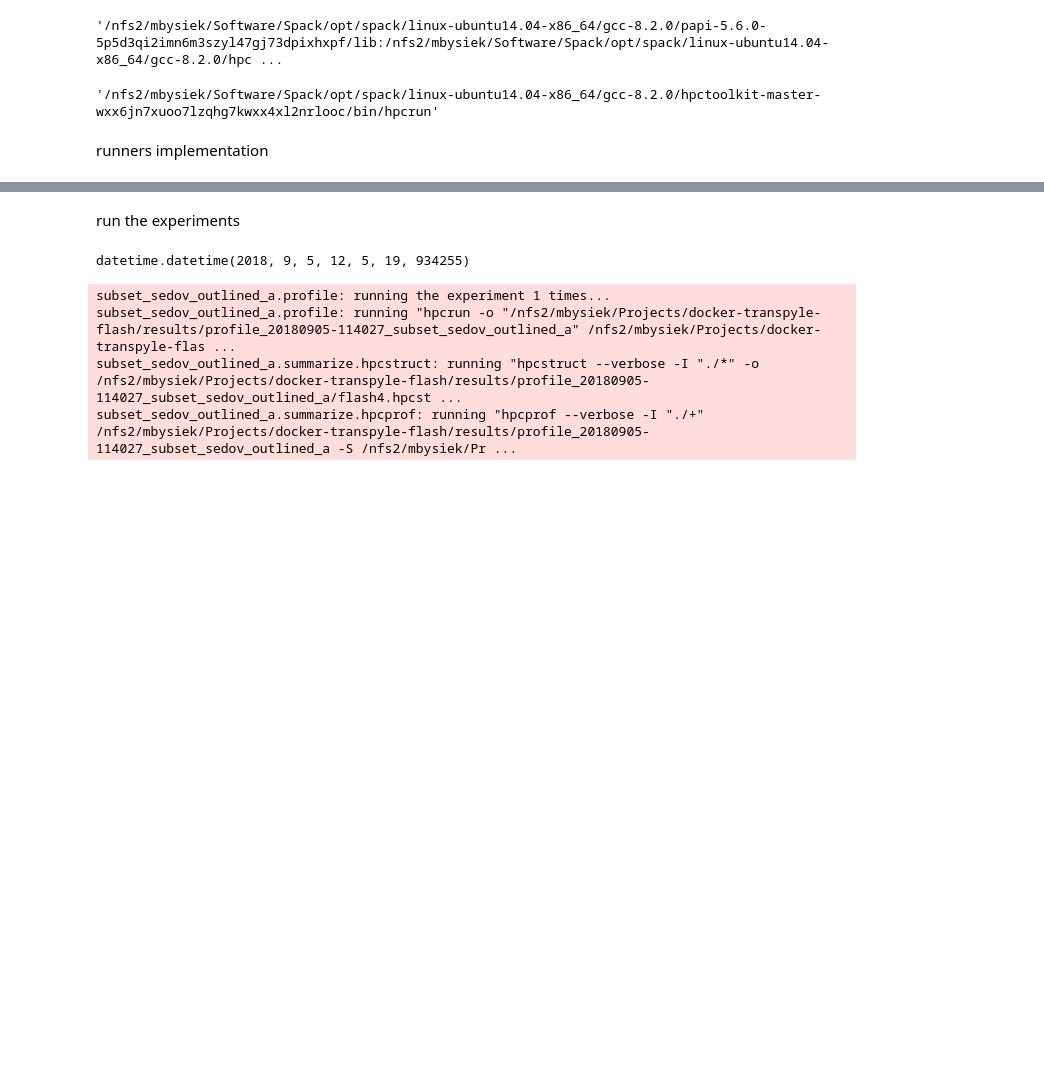
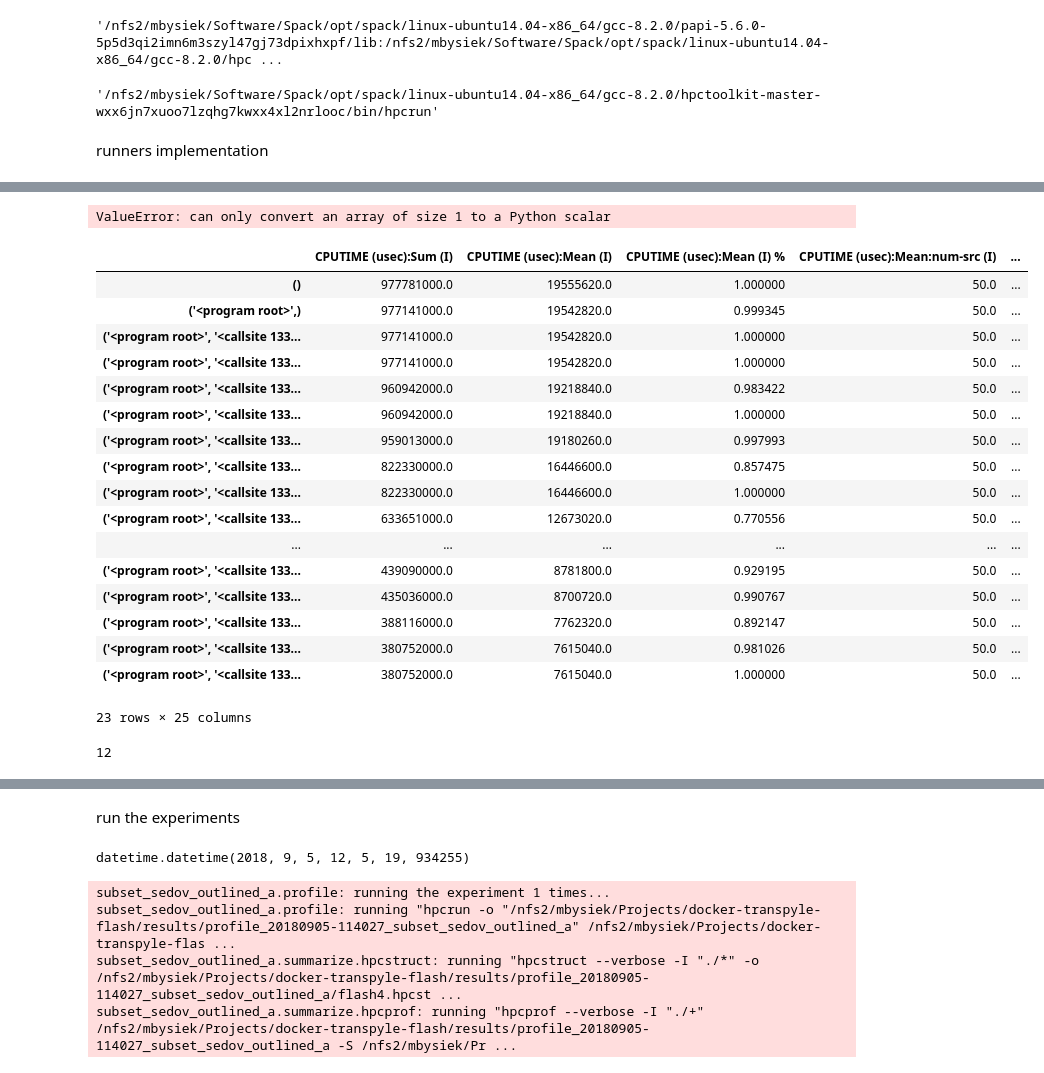
Before and after one commit to mbdevpl/docker-transpyle-flash, a Jupyter notebook: profile_flash.ipynb, the cells around one changed output, grey strips where cells are left out. Saved outputs shown, nothing was run; the diff lists cells and outputs as text; code cells hidden in the pictures; blank space fills up the shorter version.

```diff
--- a/profile_flash.ipynb
+++ b/profile_flash.ipynb
@@ -171,0 +186,41 @@ def profile_db_path(date=None, *, test_name) -> pathlib.Path:
+# %%
+%%time
+
+import line_profiler
+profiler = line_profiler.LineProfiler()
+profiler.add_module(hpctoolkit_dataframe)
+profiler.enable()
+
+_profile_path = profile_db_path(
+    datetime.datetime(2018, 9, 5, 12, 5, 19, 934255), test_name='subset_Sedov_base_a').joinpath('experiment.xml')
+df = HPCtoolkitDataFrame(path=_profile_path, max_depth=None)
+
+profiler.disable()
+profiler.print_stats()
+# %% [output]
+ValueError: can only convert an array of size 1 to a Python scalar
+# %%
+df.hot_path(threshold=0.5)
+# %% [output]
+|  | CPUTIME (usec):Sum (I) | CPUTIME (usec):Mean (I) | CPUTIME (usec):Mean (I) % | CPUTIME (usec):Mean:num-src (I) | ... |
+| () | 977781000.0 | 19555620.0 | 1.000000 | 50.0 | ... |
+| ('<program root>',) | 977141000.0 | 19542820.0 | 0.999345 | 50.0 | ... |
+| ('<program root>', '<callsite 133... | 977141000.0 | 19542820.0 | 1.000000 | 50.0 | ... |
+| ('<program root>', '<callsite 133... | 977141000.0 | 19542820.0 | 1.000000 | 50.0 | ... |
+| ('<program root>', '<callsite 133... | 960942000.0 | 19218840.0 | 0.983422 | 50.0 | ... |
+| ('<program root>', '<callsite 133... | 960942000.0 | 19218840.0 | 1.000000 | 50.0 | ... |
+| ('<program root>', '<callsite 133... | 959013000.0 | 19180260.0 | 0.997993 | 50.0 | ... |
+| ('<program root>', '<callsite 133... | 822330000.0 | 16446600.0 | 0.857475 | 50.0 | ... |
+| ('<program root>', '<callsite 133... | 822330000.0 | 16446600.0 | 1.000000 | 50.0 | ... |
+| ('<program root>', '<callsite 133... | 633651000.0 | 12673020.0 | 0.770556 | 50.0 | ... |
+| ... | ... | ... | ... | ... | ... |
+| ('<program root>', '<callsite 133... | 439090000.0 | 8781800.0 | 0.929195 | 50.0 | ... |
+| ('<program root>', '<callsite 133... | 435036000.0 | 8700720.0 | 0.990767 | 50.0 | ... |
+| ('<program root>', '<callsite 133... | 388116000.0 | 7762320.0 | 0.892147 | 50.0 | ... |
+| ('<program root>', '<callsite 133... | 380752000.0 | 7615040.0 | 0.981026 | 50.0 | ... |
+| ('<program root>', '<callsite 133... | 380752000.0 | 7615040.0 | 1.000000 | 50.0 | ... |
+23 rows × 25 columns
+# %%
+len(df)
+# %% [output]
+12
```
Also changed, not shown: parts of 17 cells of this notebook, 1 other file.
